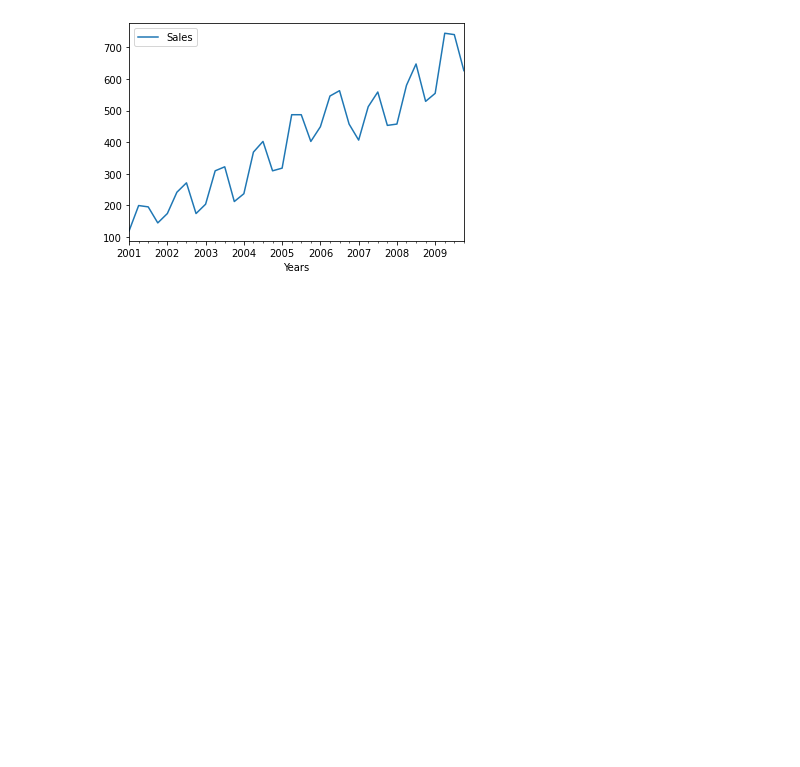
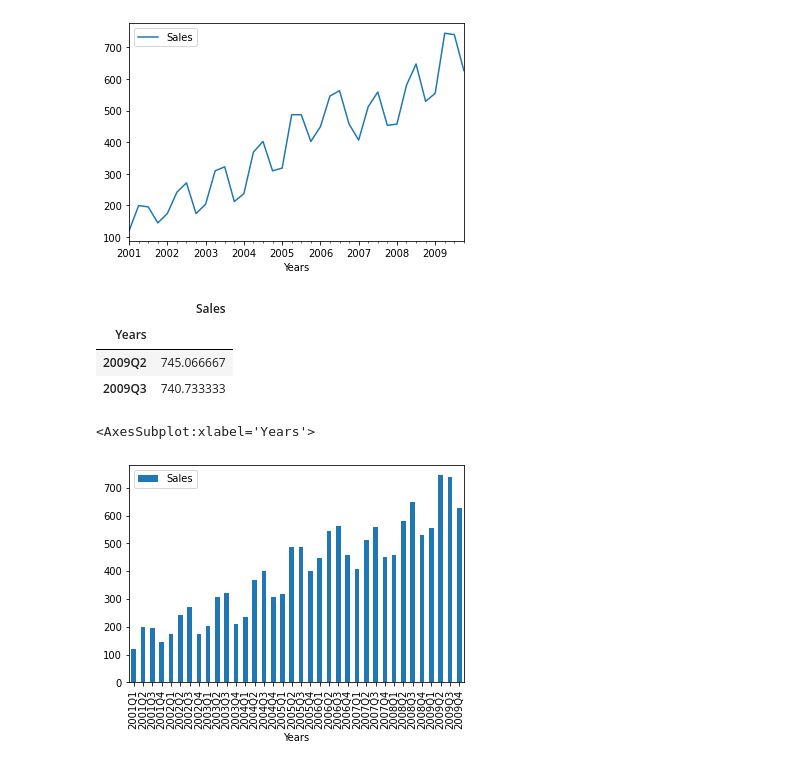
Before and after one commit to datawizard123/exercises, a Jupyter notebook: test.ipynb, the cells around one changed output. Drawn from its saved outputs; the diff is of its cells as text; code cells hidden in the pictures; blank space fills up the shorter version.

```diff
--- a/test.ipynb
+++ b/test.ipynb
@@ -263,3 +263,15 @@ ddf3.plot()
 # %% [output]
 <AxesSubplot:xlabel='Years'>
 [figure]
+# %%
+ddf3.sort_values(by='Sales',ascending=False).head(2)
+# %% [output]
+|  | Sales |
+| Years |  |
+| 2009Q2 | 745.066667 |
+| 2009Q3 | 740.733333 |
+# %%
+ddf3.plot.bar()
+# %% [output]
+<AxesSubplot:xlabel='Years'>
+[figure, added]
```
